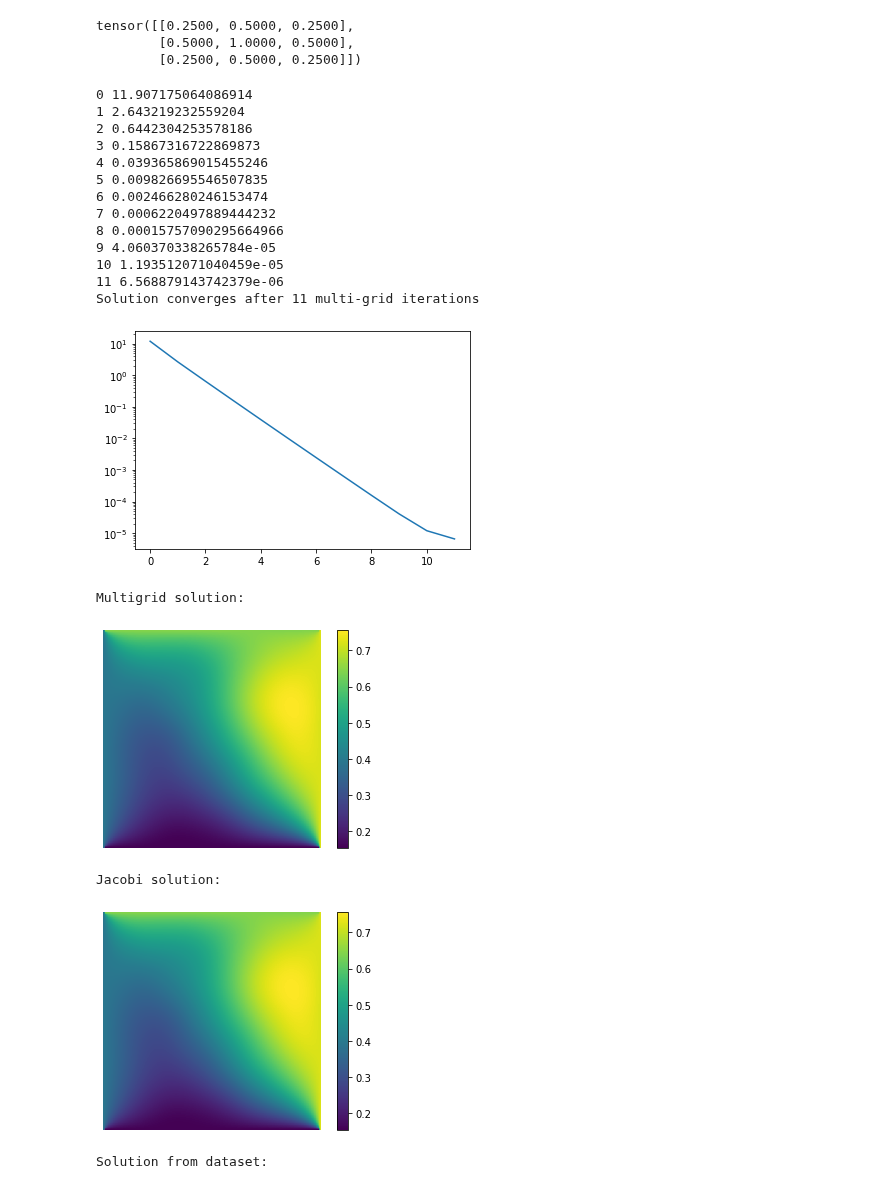
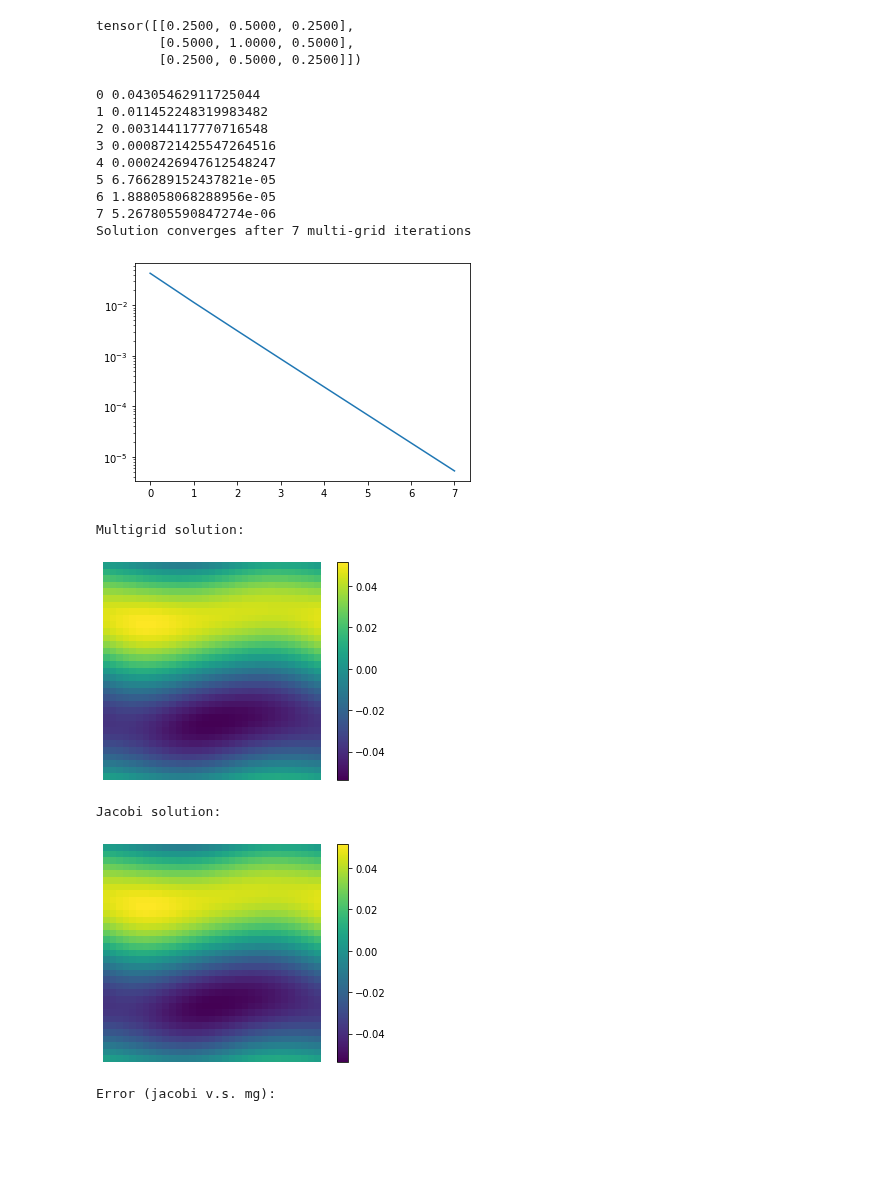
Before and after one commit to longfish/Multigrid-FEANet, a Jupyter notebook: MM-FEANet-learnP-pbc.ipynb, the cells around one changed output. Saved outputs shown, nothing was run; the diff lists cells and outputs as text; code cells hidden in the pictures; blank space fills up the shorter version.

```diff
--- a/MM-FEANet-learnP-pbc.ipynb
+++ b/MM-FEANet-learnP-pbc.ipynb
@@ -69,17 +63,14 @@ class SingleGrid():
         return v
 # %%
-n = 2**7
+n = 2**5
 grid = SingleGrid(size=2,n=n)
 # %%
-model_name = 'poisson_mg_kernel_129x129'
+model_name = 'pbc_poisson_kernel_33x33'
 
-training_set = IsoPoissonDataSet('Data/IsoPoisson/poisson2d_129x129_nosol.h5')
+training_set = IsoPoissonPBCDataSet('Data/IsoPoisson/poisson2d_33x33_pbc.h5')
 train_dataloader = DataLoader(training_set, batch_size=64, shuffle=True)
-u_train, f_train, bc_value_train, bc_index_train = next(iter(train_dataloader))
+f_train = next(iter(train_dataloader))
 
 k=0
-plot.plot_field(u_train[k,0])
-plot.plot_field(bc_value_train[k,0])
 plot.plot_field(f_train[k,0])
-plot.plot_field(bc_index_train[k,0])
 # %% [output]
@@ -283,66 +273,61 @@ def random_sampling(x):
 model = MultiGrid(n, linear_tensor_P+0.5*torch.rand((3,3)))
 model_linear = MultiGrid(n, linear_tensor_P)
 # %%
-n_multigrid = 0
 EPS = 1e-5
+n_mg = 0
 u_mg = torch.zeros((1, 1, n+1, n+1), requires_grad=False, dtype=torch.float32)
 f_mg = f_train[k,0].reshape((1,1,n+1,n+1))
-bc_idx_mg = bc_index_train[k,0].reshape((1,1,n+1,n+1))
-bc_value_mg = bc_value_train[k,0].reshape((1,1,n+1,n+1))
-model_linear(u_mg, f_mg, bc_idx_mg, bc_value_mg, 1)
+model_linear(u_mg, f_mg, 1) # initialize u and f for periodic boundary problems
+u_mg = model_linear.u0
+
+u0_pbc = model_linear.grids[0].jac.pbc_boundary(u_mg)
+residual = model_linear.f-model_linear.grids[0].Knet(u0_pbc)
+res = torch.norm(residual[:, :, 1:-1, 1:-1].clone(), dim=(2,3)).item()
+res_arr = [res]
+print(n_mg, res)
 err_occured = False
-residual = model_linear.f-model_linear.grids[0].Knet(model_linear.u0)
-res = torch.linalg.matrix_norm(residual[:, :, 1:-1, 1:-1].clone()).item()
-res_arr = [res]
-print(n_multigrid, res)
-while (abs(res) > EPS):
+while (abs(res) > EPS and n_mg < 1e2):
     u_mg = model_linear.iterate(u_mg, model_linear.f)
-    residual = model_linear.f-model_linear.grids[0].Knet(u_mg)
-    res = torch.linalg.matrix_norm(residual[:, :, 1:-1, 1:-1].clone()).item()
+    u_pbc = model_linear.grids[0].jac.pbc_boundary(u_mg)
+    residual = model_linear.f-model_linear.grids[0].Knet(u_pbc)
+    res = torch.norm(residual[:, :, 1:-1, 1:-1].clone(), dim=(2,3)).item()
     res_arr.append(res)
-    n_multigrid += 1
-    print(n_multigrid, res)
+    n_mg += 1
+    print(n_mg, res)
 
     if(res == torch.inf or math.isnan(res)):
         err_occured = True
         break
 
 if(err_occured):
     print("The iteration doesn't converge!")
 else:
-    print("Solution converges after", n_multigrid, "multi-grid iterations ")
+    print("Solution converges after", n_mg, "multi-grid iterations ")
 plt.plot(res_arr)
 plt.yscale('log')
 plt.show()
 
 print("Multigrid solution:")
 plot.plot_field(u_mg.detach())
 
 print("Jacobi solution:")
-plot.plot_field(u_test.detach())
+plot.plot_field(u_jac.detach())
 
-print("Solution from dataset:")
-plot.plot_field(u_train[k,0])
-
-print("Error (dataset v.s. mg):")
-plot.plot_field(u_train[k,0]-u_mg.detach().reshape((1,1,n+1,n+1)))
+print("Error (jacobi v.s. mg):")
+plot.plot_field(u_jac[k,0]-u_mg.detach().reshape((1,1,n+1,n+1)))
 # %% [output]
-0 11.907175064086914
-1 2.643219232559204
-2 0.6442304253578186
-3 0.15867316722869873
-4 0.039365869015455246
-5 0.009826695546507835
-6 0.002466280246153474
-7 0.0006220497889444232
-8 0.00015757090295664966
-9 4.060370338265784e-05
-10 1.193512071040459e-05
-11 6.568879143742379e-06
-Solution converges after 11 multi-grid iterations
+0 0.04305462911725044
+1 0.011452248319983482
+2 0.003144117770716548
+3 0.0008721425547264516
+4 0.0002426947612548247
+5 6.766289152437821e-05
+6 1.888058068288956e-05
+7 5.267805590847274e-06
+Solution converges after 7 multi-grid iterations
-[figure, old version]
+[figure, new version]
 Multigrid solution:
-[figure, old version]
+[figure, new version]
 Jacobi solution:
-[figure, old version]
+[figure, new version]
-Solution from dataset:
+Error (jacobi v.s. mg):
```
Also changed, not shown: parts of 22 cells of this notebook.
